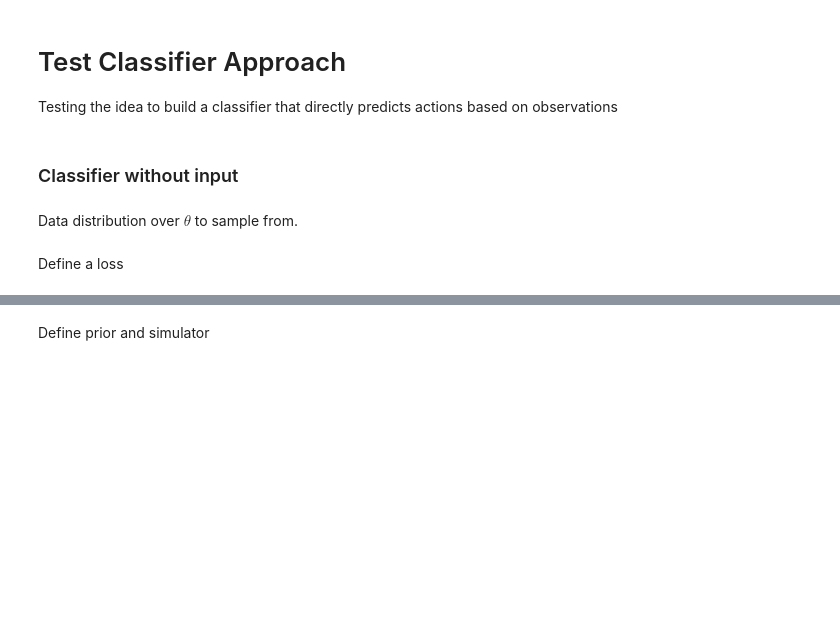
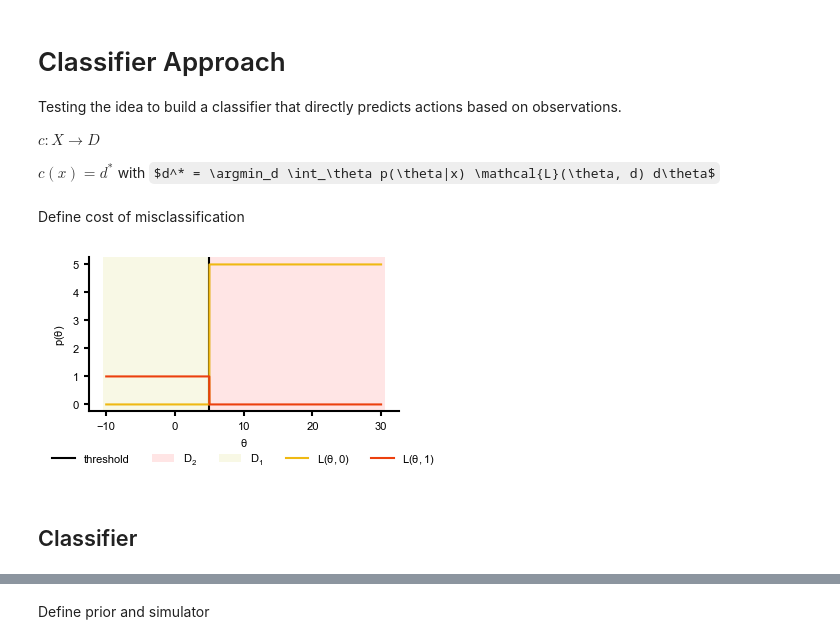
Before and after one commit to mackelab/amortized-decision-making, a Jupyter notebook: scripts/classifier.ipynb, the cells around one changed output, grey strips where cells are left out. Drawn from its saved outputs; the diff is of its cells as text; code cells hidden in the pictures; some formulas as TeX source; blank space fills up the shorter version.

Commit message:
add classifier approach

```diff
--- a/scripts/classifier.ipynb
+++ b/scripts/classifier.ipynb
@@ -1,4 +1,8 @@
 # %% [markdown]
-# Test Classifier Approach
+# Classifier Approach
 
-Testing the idea to build a classifier that directly predicts actions based on observations
+Testing the idea to build a classifier that directly predicts actions based on observations.
+
+$c: X \rightarrow D$
+
+$c(x) = d^*$ with $d^* = \argmin_d \int_\theta p(\theta|x) \mathcal{L}(\theta, d) d\theta$
@@ -11,2 +20,4 @@ import matplotlib.pyplot as plt
 from sbi.utils import BoxUniform
 from sbi.inference import SNPE, prepare_for_sbi, simulate_for_sbi
+# %% [markdown]
+Define cost of misclassification
@@ -13,4 +28,21 @@ from sbi.inference import SNPE, prepare_for_sbi, simulate_for_sbi
+# %%
+with mpl.rc_context(fname="loss_calibration/.matplotlibrc"):
+      thetas = torch.arange(-10, 30, 0.01)
+
+      plt.figure(figsize=(4,2))
+      plt.axvline(x=threshold, color='k', label='threshold')
+      plt.axvspan(threshold, 30.5, facecolor='r', alpha=0.1, label=r'$D_2$')
+      plt.axvspan(-10.5, threshold, facecolor='y', alpha=0.1, label=r'$D_1$')
+
+      plt.plot(thetas, loss(thetas, 0), color='#EFB913', label=r'$L(\theta, 0)$')
+      plt.plot(thetas, loss(thetas, 1), color='#EC400E', label=r'$L(\theta, 1)$')
+
+      #plt.xticks([]); plt.yticks([])
+      plt.xlabel(r'$\theta$'); plt.ylabel(r'$p(\theta)$')
+      plt.legend(loc='upper center', bbox_to_anchor=(0.5, -0.2),
+            fancybox=True, shadow=True, ncol=6)
+      plt.show()
+# %% [output]
+[figure, added]
 # %% [markdown]
-### Classifier without input
+## Classifier
-# %% [markdown]
-Data distribution over $\theta$ to sample from.
@@ -20,2 +48,0 @@ thetas = torch.arange(-10, 30, 0.01)
-# %% [markdown]
-Define a loss
```
Also changed, not shown: parts of 74 cells of this notebook, 6 other files.
